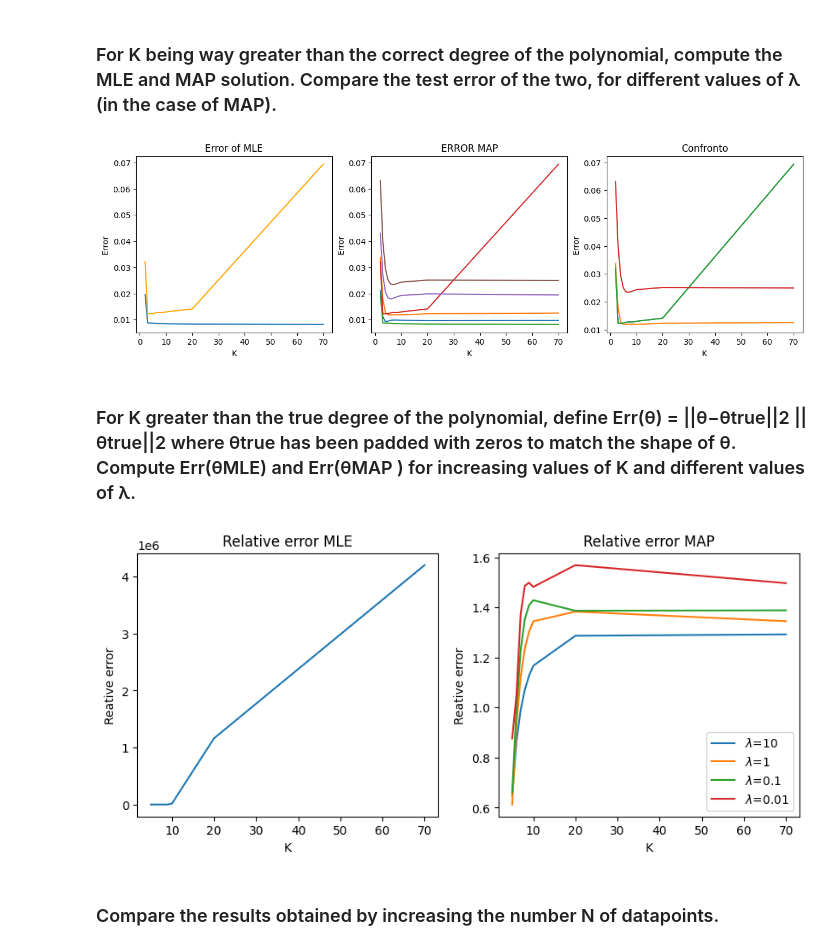
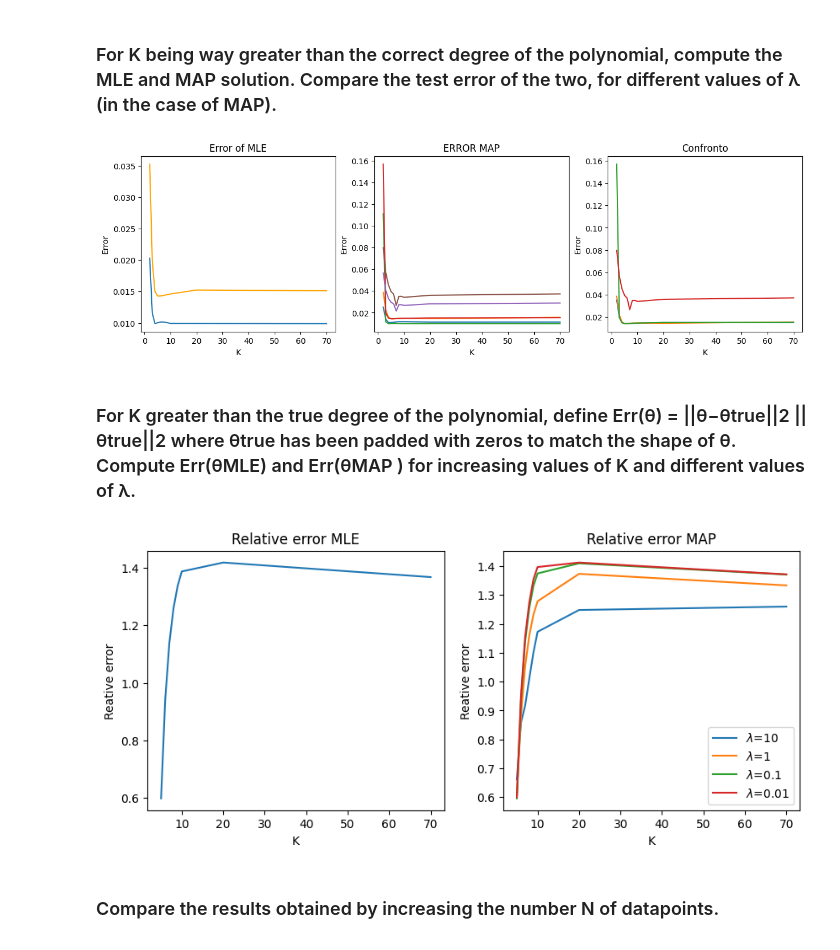
Before and after one commit to francesco-source/Artificial-Intelligence-UNIBO, a Jupyter notebook: Statistical_and_mathematical_methods_for_AI/Exercises/Esercizio4.ipynb, the cells around one changed output. Drawn from its saved outputs; the diff is of its cells as text; code cells hidden in the pictures.

```diff
--- a/Statistical_and_mathematical_methods_for_AI/Exercises/Esercizio4.ipynb
+++ b/Statistical_and_mathematical_methods_for_AI/Exercises/Esercizio4.ipynb
@@ -107,7 +201,7 @@ Xtest=np.linspace(0,1,Ntest)
 plt.figure(figsize=[15,5*3])
 for k in range(1,len(K_try)):
     plt.subplot(3,3,k)
-    theta_MLE=f_theta_MLE(Xtrain,Ytrain,K_try[k])
+    theta_MLE=f_theta_MLE(Xtrain,Ytrain,K_try[k]) if Gradient_descent==False else GD(gen_MLE(Xtrain,Ytrain),grad_MLE(Xtrain,Ytrain),np.zeros((K_try[k],)))[-1]
     Y_MLE_train=np.vander(Xtrain,K_try[k])@theta_MLE
     Y_MLE_test=np.vander(Xtest,K_try[k])@theta_MLE
 
@@ -128,7 +222,7 @@ plt.figure(figsize=[8,5])
 MLEtrain_error=np.zeros((len(K_try)))
 MLEtest_error=np.zeros((len(K_try)))
 for k in range(len(K_try)):
-    theta_MLE=f_theta_MLE(Xtrain,Ytrain,K_try[k])
+    theta_MLE=f_theta_MLE(Xtrain,Ytrain,K_try[k]) if Gradient_descent==False else GD(gen_MLE(Xtrain,Ytrain),grad_MLE(Xtrain,Ytrain),np.zeros((K_try[k],)))[-1]
     Y_MLE_train=np.vander(Xtrain,K_try[k])@theta_MLE
     Y_MLE_test=np.vander(Xtest,K_try[k])@theta_MLE
     MLEtrain_error[k]=abs_error(theta_MLE,(Xtrain,Ytrain))
@@ -156,7 +250,7 @@ plt.figure(figsize=[15,5*3])
 for k in range(1,len(K_try)):
     plt.subplot(3,3,k)
     for l in range(len(lmda)):
-        theta_MAP=ftheta_map((Xtrain,Ytrain),K_try[k],lmda[l])
+        theta_MAP=ftheta_map((Xtrain,Ytrain),K_try[k],lmda[l]) if Gradient_descent==False else GD(gen_MAP(Xtrain,Ytrain,lmda[l]),grad_MAP(Xtrain,Ytrain,lmda[l]),np.zeros((K_try[k],)))[-1]
         Y_MAP_train=np.vander(Xtrain,K_try[k])@theta_MAP
         Y_MAP_test=np.vander(Xtest,K_try[k])@theta_MAP
 
@@ -178,13 +272,13 @@ MAPtrain_error=np.zeros((len(K_try),len(lmda)))
 MAPtest_error=np.zeros((len(K_try),len(lmda)))
 for k in range(len(K_try)):
 
-    theta_MLE=f_theta_MLE(Xtrain,Ytrain,K_try[k])
+    theta_MLE=f_theta_MLE(Xtrain,Ytrain,K_try[k]) if Gradient_descent==False else GD(gen_MLE(Xtrain,Ytrain),grad_MLE(Xtrain,Ytrain),np.zeros((K_try[k],)))[-1]
     MLEtrain_error[k]=abs_error(theta_MLE,(Xtrain,Ytrain))
     MLEtest_error[k]=abs_error(theta_MLE,(Xtest,Ytest))
 
     for l in range(len(lmda)):
 
-        theta_MAP=ftheta_map((Xtrain,Ytrain),K_try[k],lmda[l])
+        theta_MAP=ftheta_map((Xtrain,Ytrain),K_try[k],lmda[l]) if Gradient_descent==False else GD(gen_MAP(Xtrain,Ytrain,lmda[l]),grad_MAP(Xtrain,Ytrain,lmda[l]),np.zeros((K_try[k],)))[-1]
         MAPtrain_error[k,l]=abs_error(theta_MAP,(Xtrain,Ytrain))
         MAPtest_error[k,l]=abs_error(theta_MAP,(Xtest,Ytest))
 
@@ -213,43 +307,43 @@ for l in range(len(lmda)):
     plt.plot(K_try,MAPtest_error[:,l])
 plt.show()
 # %% [output]
-[figure, old version]
+[figure, new version]
 # %% [markdown]
 ###  For K greater than the true degree of the polynomial, define Err(θ) = ||θ−θtrue||2 ||θtrue||2 where θtrue has been padded with zeros to match the shape of θ. Compute Err(θMLE) and Err(θMAP ) for increasing values of K and different values of λ.
 # %%
 def rel_error(theta):
     return np.linalg.norm(theta-np.concatenate((np.ones((K,)),np.zeros((len(theta)-K,))),axis=0),2)/np.linalg.norm(np.ones((K,)),2)
 
 K_try=[5,6,7,8,9,10,20,70]
 lmda= [10,1,0.1,0.01]
 
 relative_MLE=np.zeros((len(K_try),))
 relative_MAP=np.zeros((len(K_try),len(lmda)))
 for k in range(len(K_try)):
-    theta_MLE=f_theta_MLE(Xtrain,Ytrain,K_try[k])
+    theta_MLE=f_theta_MLE(Xtrain,Ytrain,K_try[k]) if Gradient_descent==False else GD(gen_MLE(Xtrain,Ytrain),grad_MLE(Xtrain,Ytrain),np.zeros((K_try[k],)))[-1]
     relative_MLE[k]=rel_error(theta_MLE)
     for l in range(len(lmda)):
-        theta_map=ftheta_map((Xtrain,Ytrain),K_try[k],lmda[l])
+        theta_map=ftheta_map((Xtrain,Ytrain),K_try[k],lmda[l]) if Gradient_descent==False else GD(gen_MAP(Xtrain,Ytrain,lmda[l]),grad_MAP(Xtrain,Ytrain,lmda[l]),np.zeros((K_try[k],)))[-1]
         relative_MAP[k,l]=rel_error(theta_map)
 
 
 #now i plot
 plt.figure(figsize=[10,4])
 plt.subplot(1,2,1)
 plt.title("Relative error MLE")
 plt.xlabel("K")
 plt.ylabel("Reative error")
 plt.plot(K_try,relative_MLE);
 plt.subplot(1,2,2)
 plt.title("Relative error MAP")
 plt.xlabel("K")
 plt.ylabel("Reative error")
 for l in range(len(lmda)):
         plt.plot(K_try,relative_MAP[:,l])
 plt.legend([f"$\lambda$={i}" for i in lmda]);
 plt.show()
 # %% [output]
-[figure, old version]
+[figure, new version]
 # %% [markdown]
 ###  Compare the results obtained by increasing the number N of datapoints.
 # %%
```
Also changed, not shown: parts of 8 cells of this notebook.
